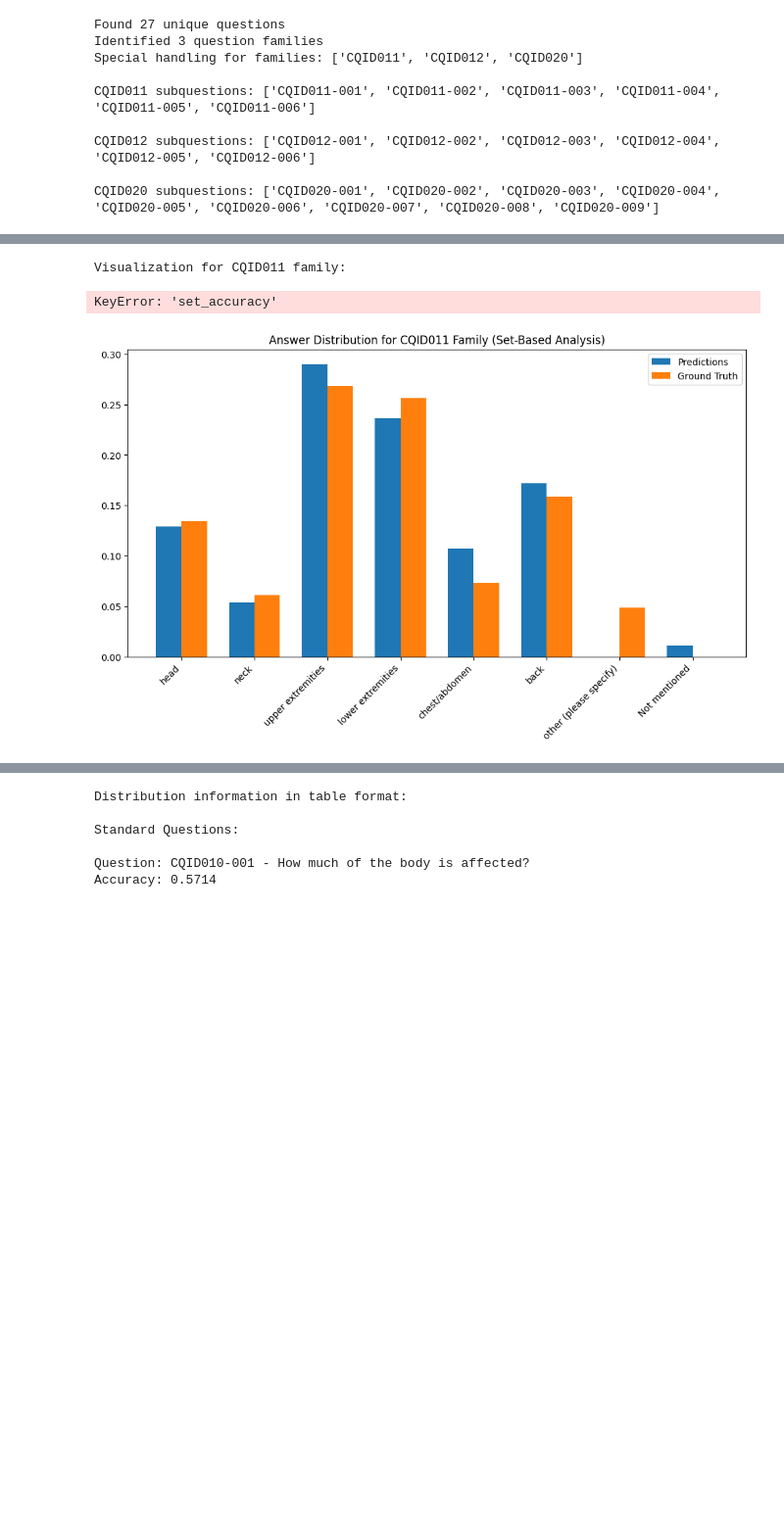
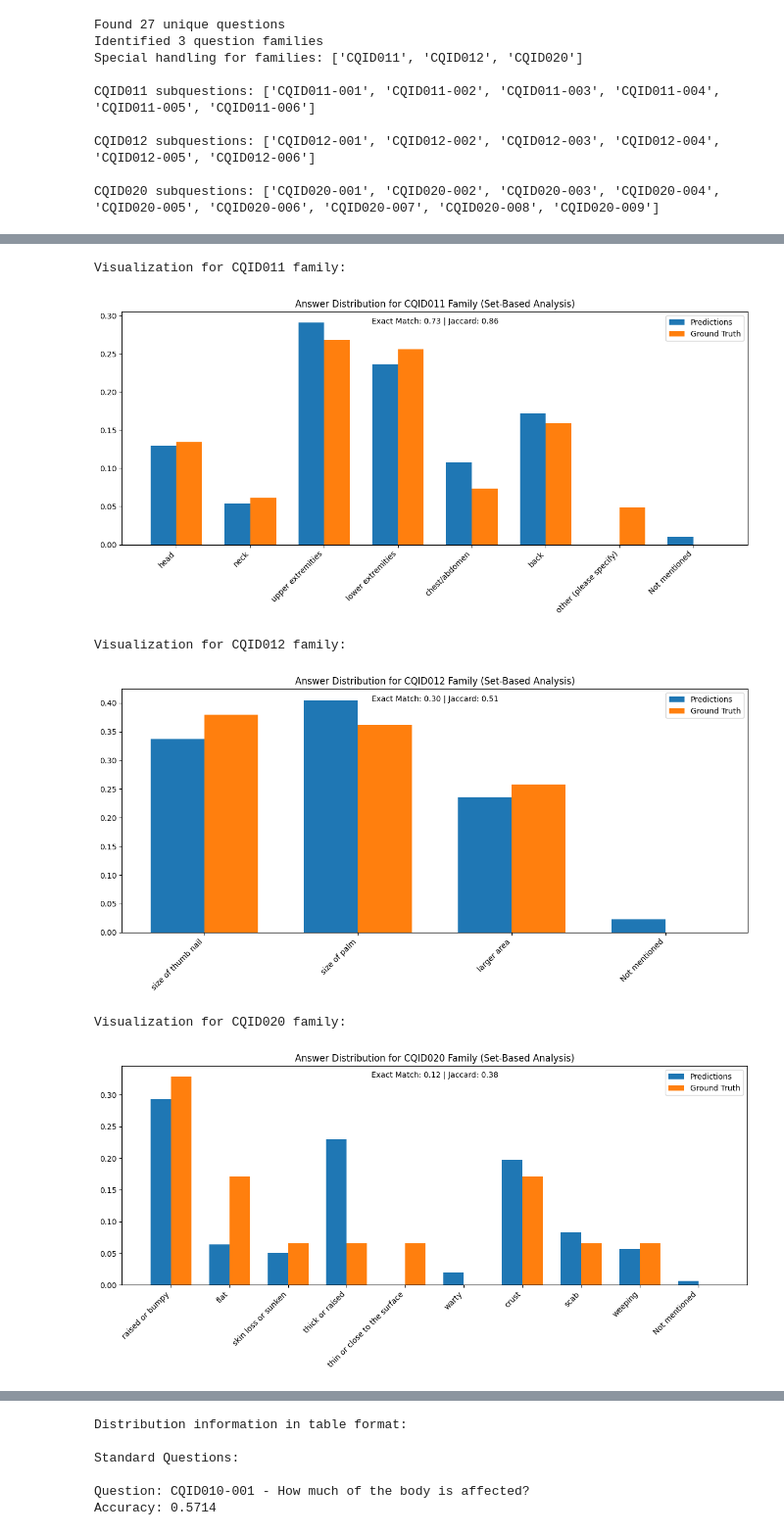
Before and after one commit to karishmathakrar/arc-mediqa-magic-2025, a Jupyter notebook: predictions-actual-comparison.ipynb, the cells around one changed output, grey strips where cells are left out. Shown at 98% size. Drawn from its saved outputs; the diff is of its cells as text; code cells hidden in the pictures; blank space fills up the shorter version.

```diff
--- a/predictions-actual-comparison.ipynb
+++ b/predictions-actual-comparison.ipynb
@@ -443,37 +436,40 @@ def plot_family_distribution(family_id):
 
     if pred_total > 0:
         pred_dist = [count / pred_total for count in pred_dist]
     if gt_total > 0:
         gt_dist = [count / gt_total for count in gt_dist]
 
     # Create bar chart
     fig, ax = plt.subplots(figsize=(12, 6))
     x = np.arange(len(options))
     width = 0.35
 
     ax.bar(x - width/2, pred_dist, width, label='Predictions')
     ax.bar(x + width/2, gt_dist, width, label='Ground Truth')
 
     ax.set_title(f"Answer Distribution for {family_id} Family (Set-Based Analysis)")
     ax.set_xticks(x)
     ax.set_xticklabels(options, rotation=45, ha='right')
     ax.legend()
 
-    # Show set-based accuracy
-    ax.text(0.5, 0.95, f"Set Accuracy: {results['set_accuracy']:.2f}",
+    # Show both accuracy metrics
+    ax.text(0.5, 0.95, f"Exact Match: {results['set_accuracy_exact']:.2f} | Jaccard: {results['set_accuracy_jaccard']:.2f}",
             transform=ax.transAxes, ha='center')
 
     plt.tight_layout()
     plt.show()
 
 # Plot distributions for special families
 for family_id in family_results:
     print(f"Visualization for {family_id} family:")
     plot_family_distribution(family_id)
 # %% [output]
 Visualization for CQID011 family:
+[figure, new version]
-KeyError: 'set_accuracy'
+Visualization for CQID012 family:
-[figure, old version]
+[figure, added]
+Visualization for CQID020 family:
+[figure, added]
 # %%
 # Plot distributions for all questions in sequential order
 print("Plotting all question distributions...")
```
Also changed, not shown: parts of 8 cells of this notebook, 1 other file.
